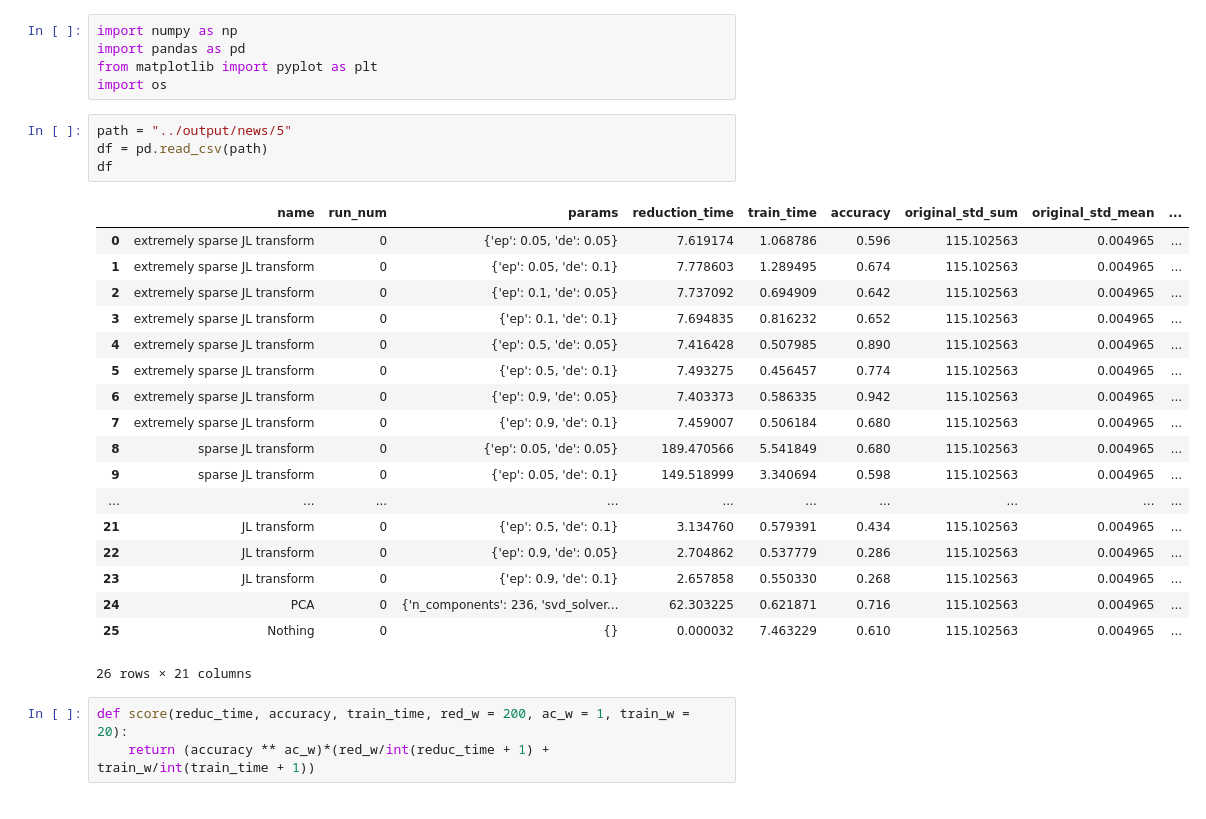
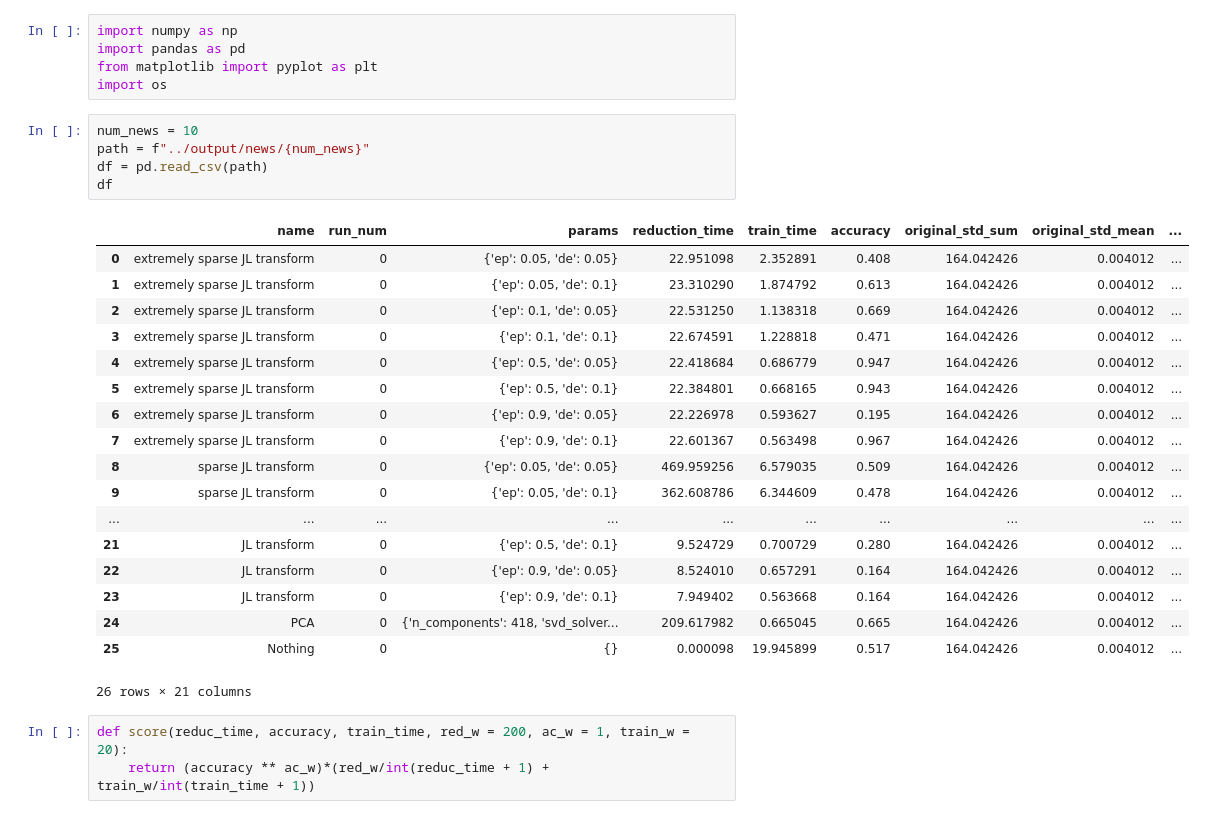
Before and after one commit to bhumsoonjun/data-sci-proj, a Jupyter notebook: analysis/kmeans_news_analysis.ipynb, the cells around one changed output. Drawn from its saved outputs; the diff is of its cells as text.

```diff
--- a/analysis/kmeans_news_analysis.ipynb
+++ b/analysis/kmeans_news_analysis.ipynb
@@ -4,27 +4,28 @@ import pandas as pd
 from matplotlib import pyplot as plt
 import os
 # %%
-path = "../output/news/5"
+num_news = 10
+path = f"../output/news/{num_news}"
 df = pd.read_csv(path)
 df
 # %% [output]
 |  | name | run_num | params | reduction_time | train_time | accuracy | original_std_sum | original_std_mean | ... |
-| 0 | extremely sparse JL transform | 0 | {'ep': 0.05, 'de': 0.05} | 7.619174 | 1.068786 | 0.596 | 115.102563 | 0.004965 | ... |
-| 1 | extremely sparse JL transform | 0 | {'ep': 0.05, 'de': 0.1} | 7.778603 | 1.289495 | 0.674 | 115.102563 | 0.004965 | ... |
-| 2 | extremely sparse JL transform | 0 | {'ep': 0.1, 'de': 0.05} | 7.737092 | 0.694909 | 0.642 | 115.102563 | 0.004965 | ... |
-| 3 | extremely sparse JL transform | 0 | {'ep': 0.1, 'de': 0.1} | 7.694835 | 0.816232 | 0.652 | 115.102563 | 0.004965 | ... |
-| 4 | extremely sparse JL transform | 0 | {'ep': 0.5, 'de': 0.05} | 7.416428 | 0.507985 | 0.890 | 115.102563 | 0.004965 | ... |
-| 5 | extremely sparse JL transform | 0 | {'ep': 0.5, 'de': 0.1} | 7.493275 | 0.456457 | 0.774 | 115.102563 | 0.004965 | ... |
-| 6 | extremely sparse JL transform | 0 | {'ep': 0.9, 'de': 0.05} | 7.403373 | 0.586335 | 0.942 | 115.102563 | 0.004965 | ... |
-| 7 | extremely sparse JL transform | 0 | {'ep': 0.9, 'de': 0.1} | 7.459007 | 0.506184 | 0.680 | 115.102563 | 0.004965 | ... |
-| 8 | sparse JL transform | 0 | {'ep': 0.05, 'de': 0.05} | 189.470566 | 5.541849 | 0.680 | 115.102563 | 0.004965 | ... |
-| 9 | sparse JL transform | 0 | {'ep': 0.05, 'de': 0.1} | 149.518999 | 3.340694 | 0.598 | 115.102563 | 0.004965 | ... |
+| 0 | extremely sparse JL transform | 0 | {'ep': 0.05, 'de': 0.05} | 22.951098 | 2.352891 | 0.408 | 164.042426 | 0.004012 | ... |
+| 1 | extremely sparse JL transform | 0 | {'ep': 0.05, 'de': 0.1} | 23.310290 | 1.874792 | 0.613 | 164.042426 | 0.004012 | ... |
+| 2 | extremely sparse JL transform | 0 | {'ep': 0.1, 'de': 0.05} | 22.531250 | 1.138318 | 0.669 | 164.042426 | 0.004012 | ... |
+| 3 | extremely sparse JL transform | 0 | {'ep': 0.1, 'de': 0.1} | 22.674591 | 1.228818 | 0.471 | 164.042426 | 0.004012 | ... |
+| 4 | extremely sparse JL transform | 0 | {'ep': 0.5, 'de': 0.05} | 22.418684 | 0.686779 | 0.947 | 164.042426 | 0.004012 | ... |
+| 5 | extremely sparse JL transform | 0 | {'ep': 0.5, 'de': 0.1} | 22.384801 | 0.668165 | 0.943 | 164.042426 | 0.004012 | ... |
+| 6 | extremely sparse JL transform | 0 | {'ep': 0.9, 'de': 0.05} | 22.226978 | 0.593627 | 0.195 | 164.042426 | 0.004012 | ... |
+| 7 | extremely sparse JL transform | 0 | {'ep': 0.9, 'de': 0.1} | 22.601367 | 0.563498 | 0.967 | 164.042426 | 0.004012 | ... |
+| 8 | sparse JL transform | 0 | {'ep': 0.05, 'de': 0.05} | 469.959256 | 6.579035 | 0.509 | 164.042426 | 0.004012 | ... |
+| 9 | sparse JL transform | 0 | {'ep': 0.05, 'de': 0.1} | 362.608786 | 6.344609 | 0.478 | 164.042426 | 0.004012 | ... |
 | ... | ... | ... | ... | ... | ... | ... | ... | ... | ... |
-| 21 | JL transform | 0 | {'ep': 0.5, 'de': 0.1} | 3.134760 | 0.579391 | 0.434 | 115.102563 | 0.004965 | ... |
-| 22 | JL transform | 0 | {'ep': 0.9, 'de': 0.05} | 2.704862 | 0.537779 | 0.286 | 115.102563 | 0.004965 | ... |
-| 23 | JL transform | 0 | {'ep': 0.9, 'de': 0.1} | 2.657858 | 0.550330 | 0.268 | 115.102563 | 0.004965 | ... |
-| 24 | PCA | 0 | {'n_components': 236, 'svd_solver... | 62.303225 | 0.621871 | 0.716 | 115.102563 | 0.004965 | ... |
-| 25 | Nothing | 0 | {} | 0.000032 | 7.463229 | 0.610 | 115.102563 | 0.004965 | ... |
+| 21 | JL transform | 0 | {'ep': 0.5, 'de': 0.1} | 9.524729 | 0.700729 | 0.280 | 164.042426 | 0.004012 | ... |
+| 22 | JL transform | 0 | {'ep': 0.9, 'de': 0.05} | 8.524010 | 0.657291 | 0.164 | 164.042426 | 0.004012 | ... |
+| 23 | JL transform | 0 | {'ep': 0.9, 'de': 0.1} | 7.949402 | 0.563668 | 0.164 | 164.042426 | 0.004012 | ... |
+| 24 | PCA | 0 | {'n_components': 418, 'svd_solver... | 209.617982 | 0.665045 | 0.665 | 164.042426 | 0.004012 | ... |
+| 25 | Nothing | 0 | {} | 0.000098 | 19.945899 | 0.517 | 164.042426 | 0.004012 | ... |
 26 rows × 21 columns
 # %%
 def score(reduc_time, accuracy, train_time, red_w = 200, ac_w = 1, train_w = 20):
```
Also changed, not shown: parts of 1 cell of this notebook, 2 other files.
